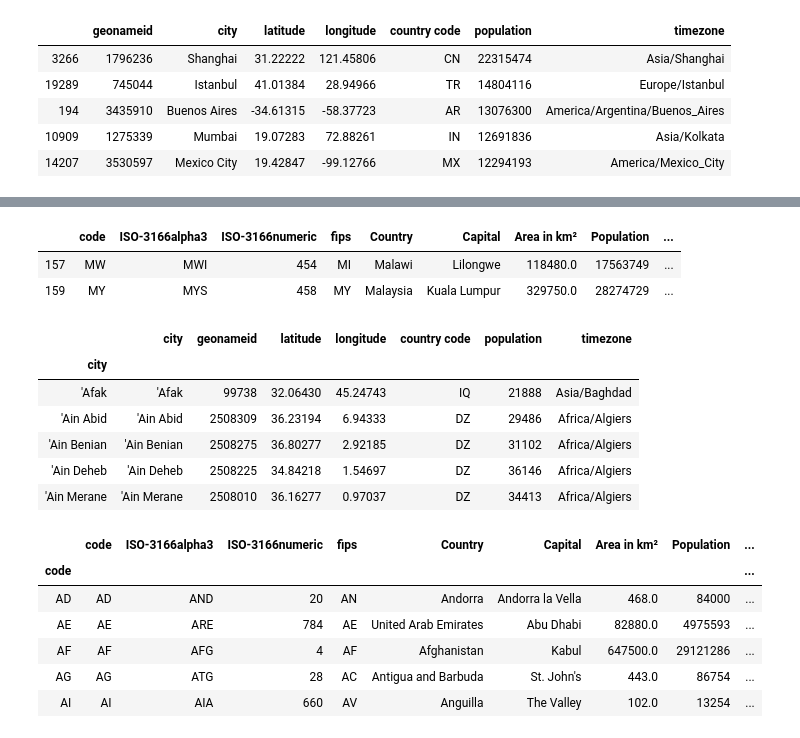
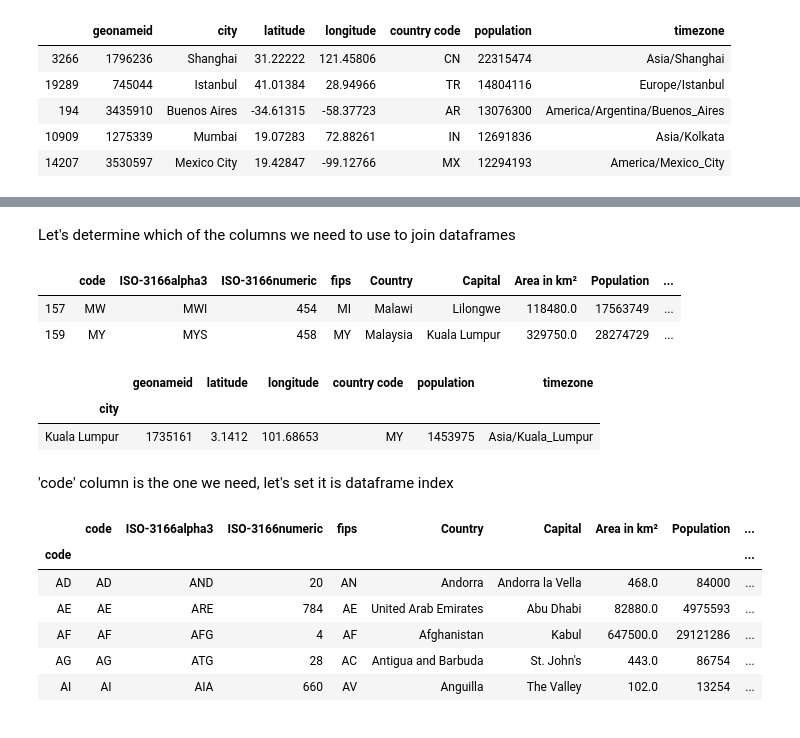
Before and after one commit to baradasy/Coursera_Capstone, a Jupyter notebook: Capstone_Data.ipynb, the cells around one changed output, grey strips where cells are left out. Cells and saved outputs as stored; diff of their text form; code cells hidden in the pictures.

```diff
--- a/Capstone_Data.ipynb
+++ b/Capstone_Data.ipynb
@@ -123,6 +145,8 @@ cn.head()
 | 2 | AF | AFG | 4 | AF | Afghanistan | Kabul | 647500.0 | 29121286 | ... |
 | 3 | AG | ATG | 28 | AC | Antigua and Barbuda | St. John's | 443.0 | 86754 | ... |
 | 4 | AI | AIA | 660 | AV | Anguilla | The Valley | 102.0 | 13254 | ... |
+# %% [markdown]
+Let's determine which of the columns we need to use to join dataframes
 # %%
 cn.columns
 cn.columns = ['code', 'ISO-3166alpha3', 'ISO-3166numeric', 'fips',
@@ -133,18 +157,16 @@ cn.loc[cn['Country'].str.contains('Mala')]
 |  | code | ISO-3166alpha3 | ISO-3166numeric | fips | Country | Capital | Area in km² | Population | ... |
 | 157 | MW | MWI | 454 | MI | Malawi | Lilongwe | 118480.0 | 17563749 | ... |
 | 159 | MY | MYS | 458 | MY | Malaysia | Kuala Lumpur | 329750.0 | 28274729 | ... |
+# %%
+cg[cg.index=="Kuala Lumpur"]
+# %% [output]
+|  | geonameid | latitude | longitude | country code | population | timezone |
+| city |  |  |  |  |  |  |
+| Kuala Lumpur | 1735161 | 3.1412 | 101.68653 | MY | 1453975 | Asia/Kuala_Lumpur |
+# %% [markdown]
+'code' column is the one we need, let's set it is dataframe index
 # %%
 cn.index = cn.code
-# %%
-cg.head()
-# %% [output]
-|  | city | geonameid | latitude | longitude | country code | population | timezone |
-| city |  |  |  |  |  |  |  |
-| 'Afak | 'Afak | 99738 | 32.06430 | 45.24743 | IQ | 21888 | Asia/Baghdad |
-| 'Ain Abid | 'Ain Abid | 2508309 | 36.23194 | 6.94333 | DZ | 29486 | Africa/Algiers |
-| 'Ain Benian | 'Ain Benian | 2508275 | 36.80277 | 2.92185 | DZ | 31102 | Africa/Algiers |
-| 'Ain Deheb | 'Ain Deheb | 2508225 | 34.84218 | 1.54697 | DZ | 36146 | Africa/Algiers |
-| 'Ain Merane | 'Ain Merane | 2508010 | 36.16277 | 0.97037 | DZ | 34413 | Africa/Algiers |
 # %%
 cn.head()
 # %% [output]
```
Also changed, not shown: parts of 78 cells of this notebook.
